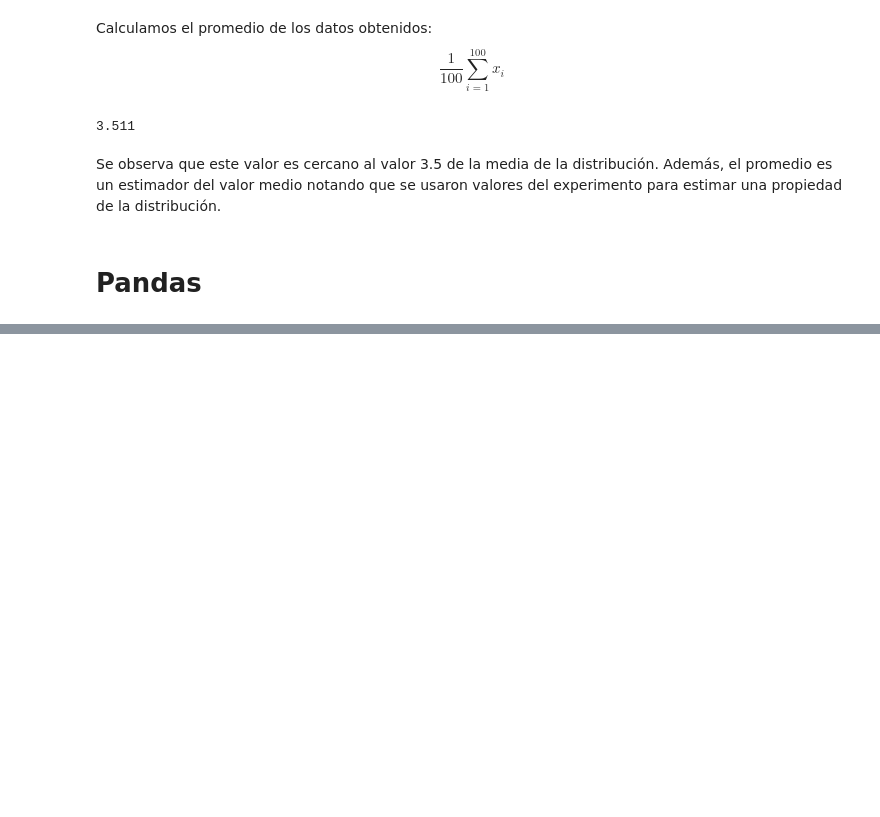
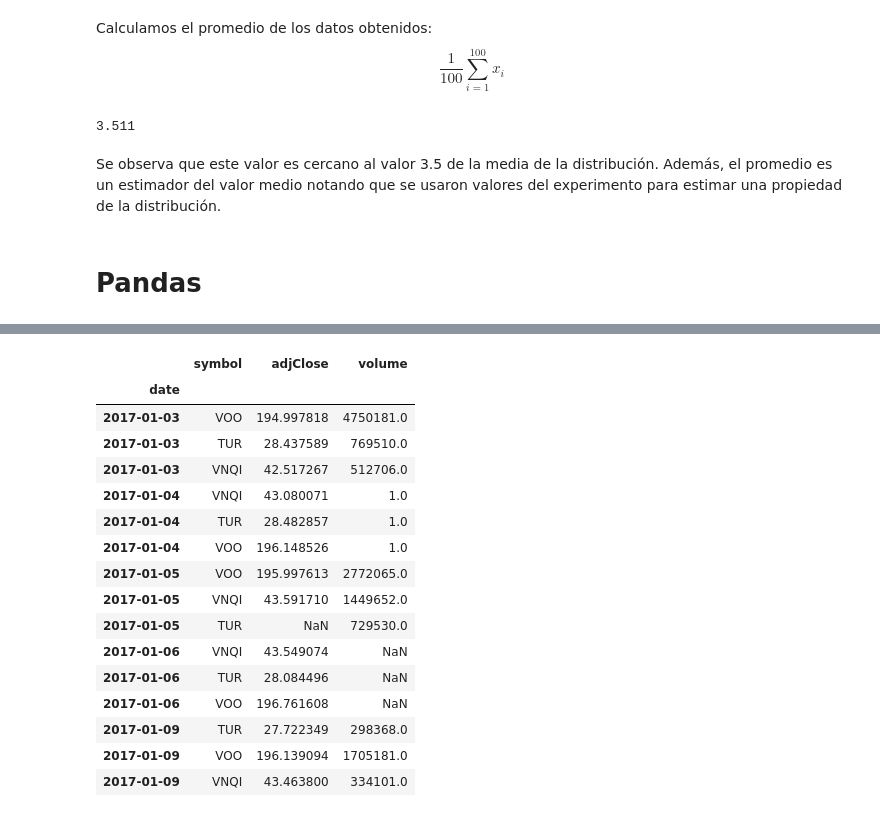
Before and after one commit to lambdaclass/data_etudes, a Jupyter notebook: clases/clase_2_estadistica.ipynb, the cells around one changed output, grey strips where cells are left out. Drawn from its saved outputs; the diff is of its cells as text; code cells hidden in the pictures; blank space fills up the shorter version.

```diff
--- a/clases/clase_2_estadistica.ipynb
+++ b/clases/clase_2_estadistica.ipynb
@@ -147,0 +520,20 @@ Además, el promedio es un estimador del valor medio notando que se usaron valor
+# %%
+df.iloc[0:15]
+# %% [output]
+|  | symbol | adjClose | volume |
+| date |  |  |  |
+| 2017-01-03 | VOO | 194.997818 | 4750181.0 |
+| 2017-01-03 | TUR | 28.437589 | 769510.0 |
+| 2017-01-03 | VNQI | 42.517267 | 512706.0 |
+| 2017-01-04 | VNQI | 43.080071 | 1.0 |
+| 2017-01-04 | TUR | 28.482857 | 1.0 |
+| 2017-01-04 | VOO | 196.148526 | 1.0 |
+| 2017-01-05 | VOO | 195.997613 | 2772065.0 |
+| 2017-01-05 | VNQI | 43.591710 | 1449652.0 |
+| 2017-01-05 | TUR | NaN | 729530.0 |
+| 2017-01-06 | VNQI | 43.549074 | NaN |
+| 2017-01-06 | TUR | 28.084496 | NaN |
+| 2017-01-06 | VOO | 196.761608 | NaN |
+| 2017-01-09 | TUR | 27.722349 | 298368.0 |
+| 2017-01-09 | VOO | 196.139094 | 1705181.0 |
+| 2017-01-09 | VNQI | 43.463800 | 334101.0 |
```
Also changed, not shown: parts of 46 cells of this notebook, 1 other file.
